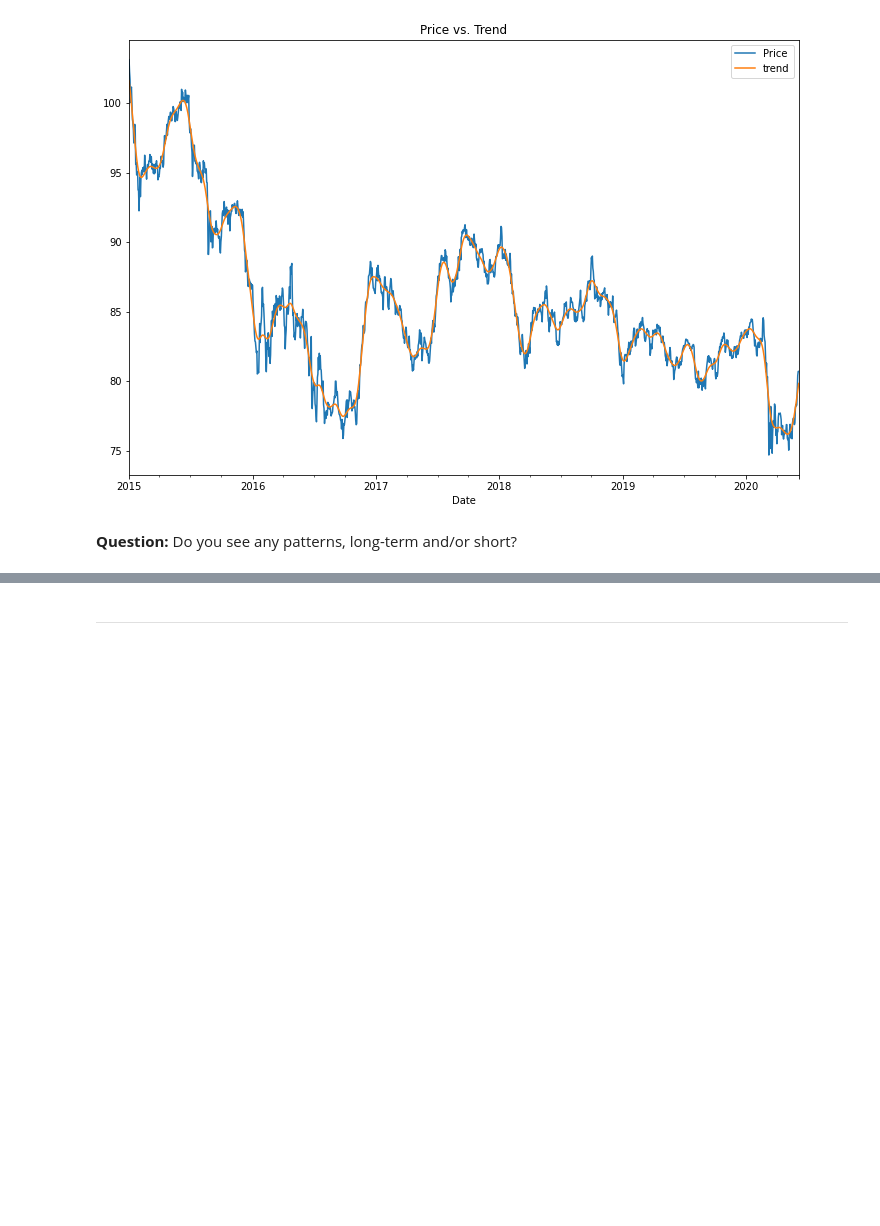
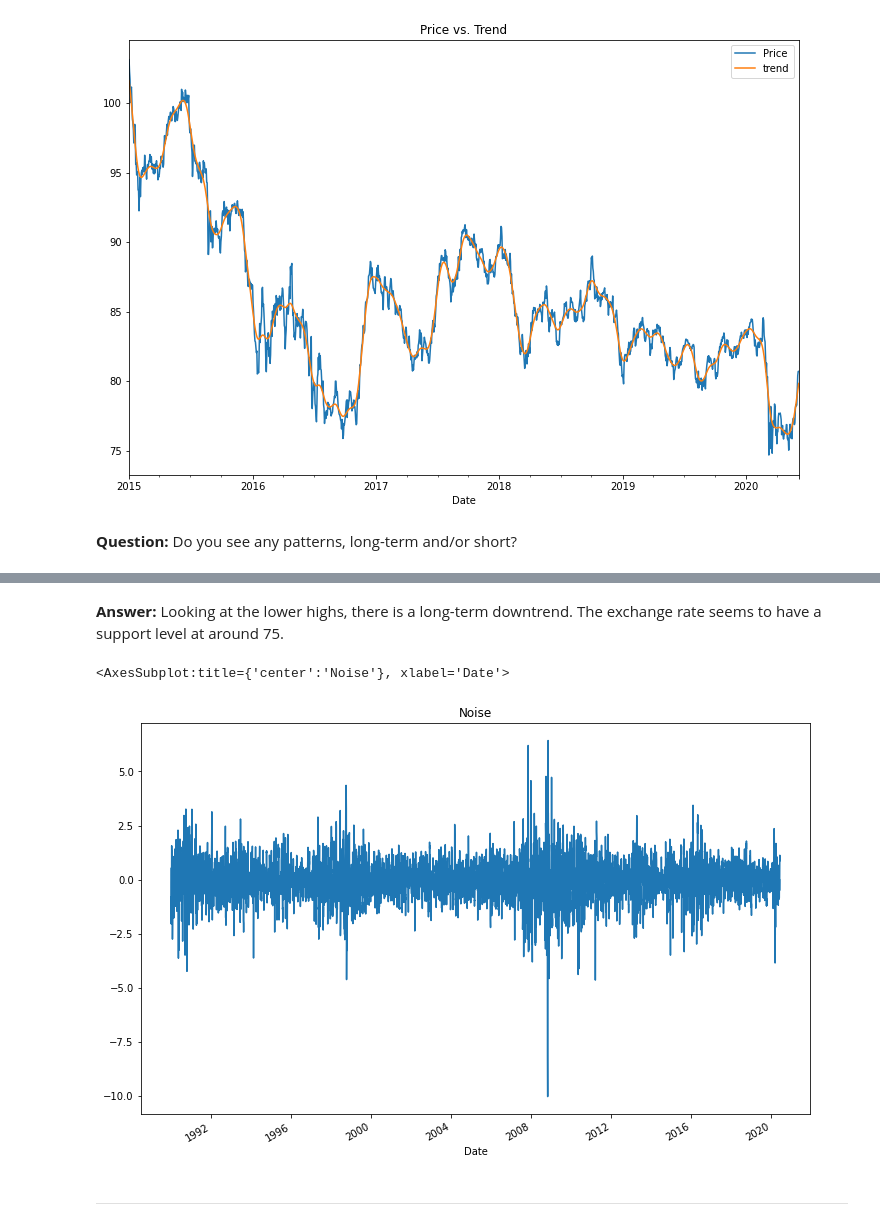
Before and after one commit to vincent-l-j/price-forecasting, a Jupyter notebook: src/time_series_analysis.ipynb, the cells around one changed output, grey strips where cells are left out. Saved outputs shown, nothing was run; the diff lists cells and outputs as text; code cells hidden in the pictures; blank space fills up the shorter version.

Commit message:
Plot the Settle noise

```diff
--- a/src/time_series_analysis.ipynb
+++ b/src/time_series_analysis.ipynb
@@ -108,3 +100,17 @@ hp_df.loc['2015':].plot(
+# %% [markdown]
+**Answer:**
+Looking at the lower highs, there is a long-term downtrend.
+The exchange rate seems to have a support level at around 75.
+# %%
+# Plot the Settle Noise
+hp_df['noise'].plot(
+    title='Noise',
+    xlabel='Date',
+    figsize=(12,8)
+)
+# %% [output]
+<AxesSubplot:title={'center':'Noise'}, xlabel='Date'>
+[figure, added]
 # %% [markdown]
 ---
 # %% [markdown]
```
Also changed, not shown: parts of 2 cells of this notebook.
